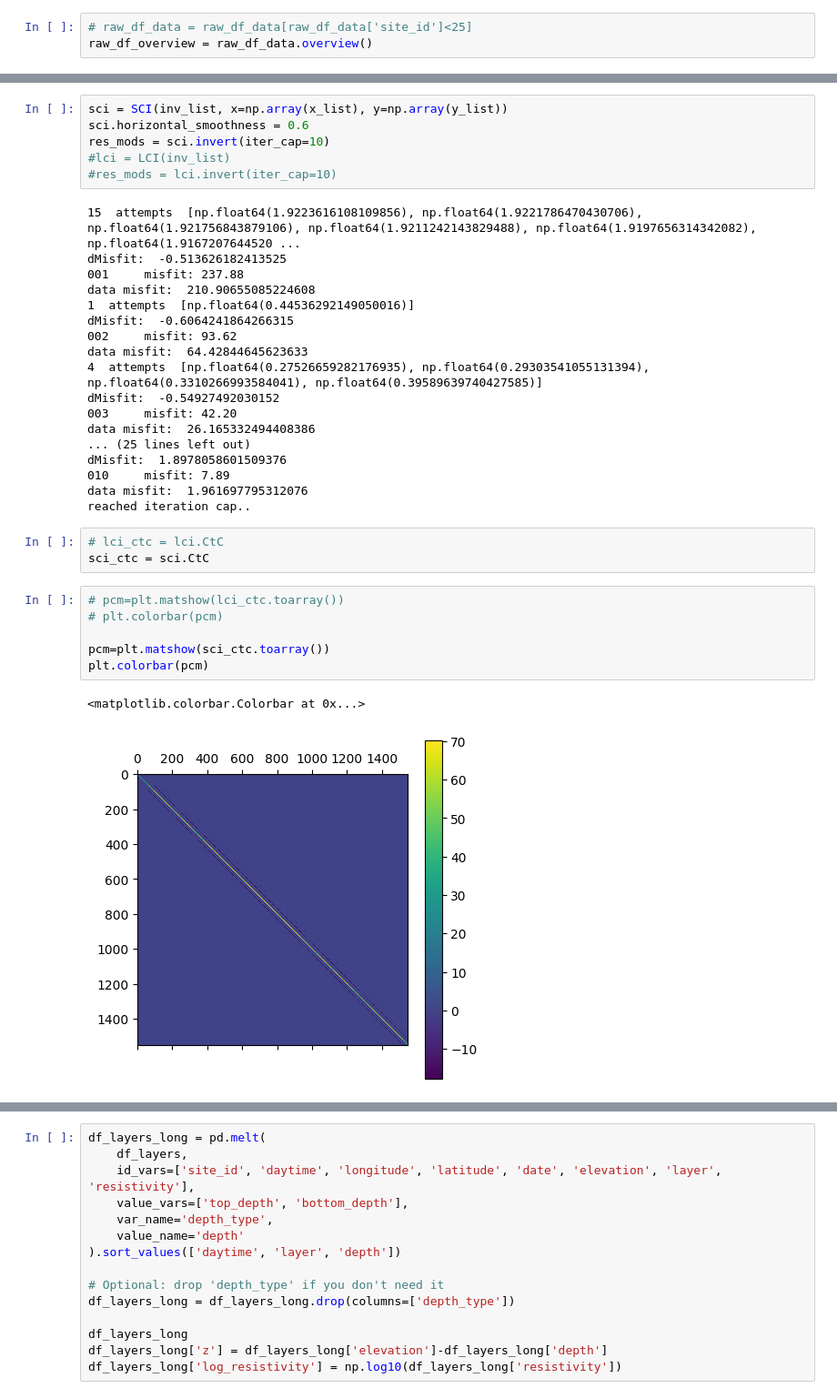
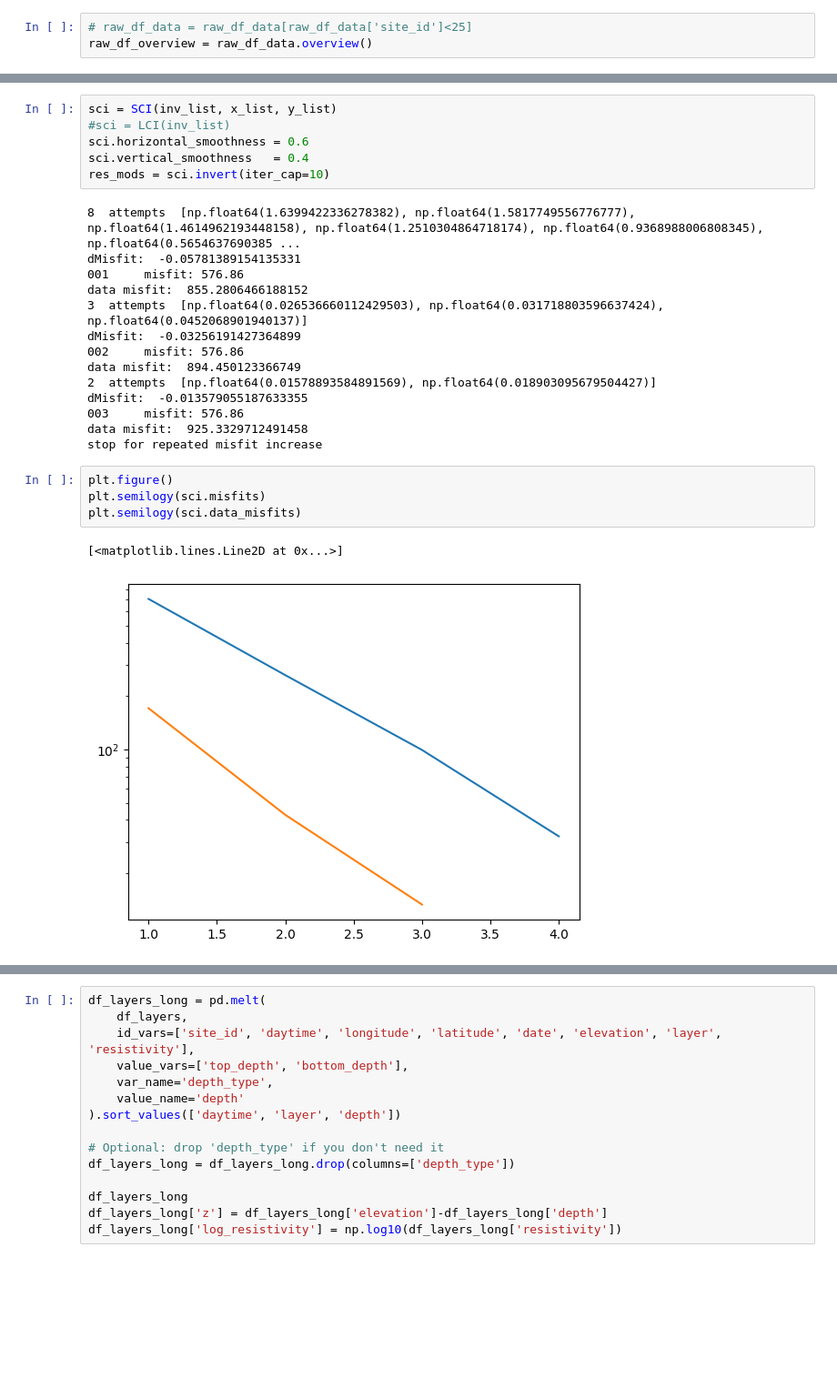
Before and after one commit to bob-b-b/sea-anemone, a Jupyter notebook: prototyping/temfram_inversion.ipynb, the cells around one changed output, grey strips where cells are left out. Shown at 91% size. Saved outputs shown, nothing was run; the diff lists cells and outputs as text; blank space fills up the shorter version.

```diff
--- a/prototyping/temfram_inversion.ipynb
+++ b/prototyping/temfram_inversion.ipynb
@@ -91,37 +170,28 @@ with raw_df_data._skip_tracking():
 # %%
-sci = SCI(inv_list, x=np.array(x_list), y=np.array(y_list))
+sci = SCI(inv_list, x_list, y_list)
+#sci = LCI(inv_list)
 sci.horizontal_smoothness = 0.6
+sci.vertical_smoothness   = 0.4
 res_mods = sci.invert(iter_cap=10)
-#lci = LCI(inv_list)
-#res_mods = lci.invert(iter_cap=10)
 # %% [output]
-15  attempts  [np.float64(1.9223616108109856), np.float64(1.9221786470430706), np.float64(1.921756843879106), np.float64(1.9211242143829488), np.float64(1.9197656314342082), np.float64(1.9167207644520 ...
-dMisfit:  -0.513626182413525
-001     misfit: 237.88
-data misfit:  210.90655085224608
-1  attempts  [np.float64(0.44536292149050016)]
-dMisfit:  -0.6064241864266315
-002     misfit: 93.62
-data misfit:  64.42844645623633
-4  attempts  [np.float64(0.27526659282176935), np.float64(0.29303541055131394), np.float64(0.3310266993584041), np.float64(0.39589639740427585)]
-dMisfit:  -0.54927492030152
-003     misfit: 42.20
-data misfit:  26.165332494408386
-... (25 lines left out)
-dMisfit:  1.8978058601509376
-010     misfit: 7.89
-data misfit:  1.961697795312076
-reached iteration cap..
+8  attempts  [np.float64(1.6399422336278382), np.float64(1.5817749556776777), np.float64(1.4614962193448158), np.float64(1.2510304864718174), np.float64(0.9368988006808345), np.float64(0.5654637690385 ...
+dMisfit:  -0.05781389154135331
+001     misfit: 576.86
+data misfit:  855.2806466188152
+3  attempts  [np.float64(0.026536660112429503), np.float64(0.031718803596637424), np.float64(0.0452068901940137)]
+dMisfit:  -0.03256191427364899
+002     misfit: 576.86
+data misfit:  894.450123366749
+2  attempts  [np.float64(0.01578893584891569), np.float64(0.018903095679504427)]
+dMisfit:  -0.013579055187633355
+003     misfit: 576.86
+data misfit:  925.3329712491458
+stop for repeated misfit increase
-# %%
-# lci_ctc = lci.CtC
-sci_ctc = sci.CtC
-# %%
-# pcm=plt.matshow(lci_ctc.toarray())
-# plt.colorbar(pcm)
-
-pcm=plt.matshow(sci_ctc.toarray())
-plt.colorbar(pcm)
-# %% [output]
-<matplotlib.colorbar.Colorbar at 0x...>
-[figure, removed]
+# %%
+plt.figure()
+plt.semilogy(sci.misfits)
+plt.semilogy(sci.data_misfits)
+# %% [output]
+[<matplotlib.lines.Line2D at 0x...>]
+[figure, added]
 # %%
```
Also changed, not shown: parts of 12 cells of this notebook, 7 other files.
